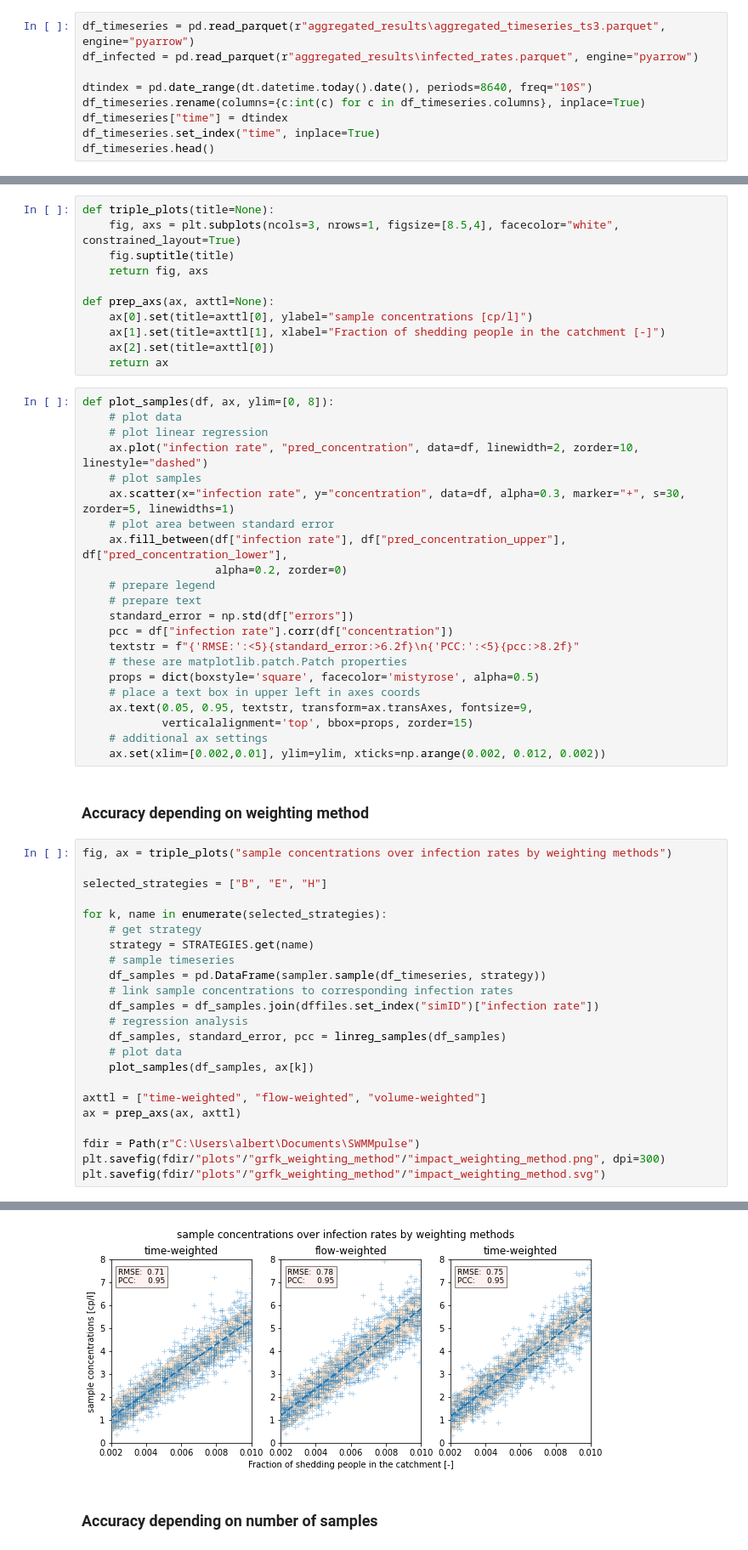
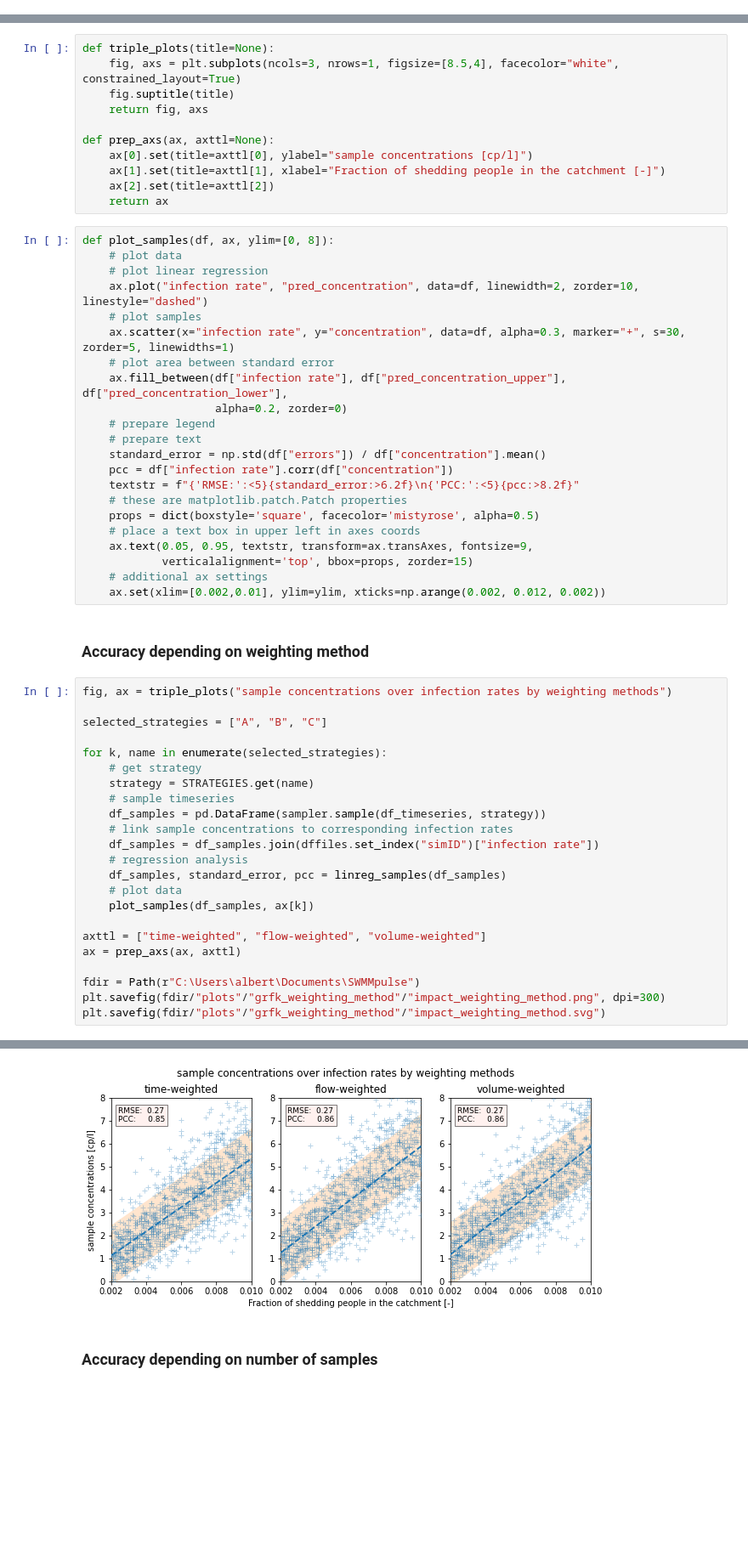
Before and after one commit to alBartig/SWMMpulse, a Jupyter notebook: eval_strategy_accuracy.ipynb, the cells around one changed output, grey strips where cells are left out. Shown: that part at 85% size. Drawn from its saved outputs; the diff is of its cells as text; blank space fills up the shorter version.

```diff
--- a/eval_strategy_accuracy.ipynb
+++ b/eval_strategy_accuracy.ipynb
@@ -160,9 +125,0 @@ dtype: float64
-# %%
-df_timeseries = pd.read_parquet(r"aggregated_results\aggregated_timeseries_ts3.parquet", engine="pyarrow")
-df_infected = pd.read_parquet(r"aggregated_results\infected_rates.parquet", engine="pyarrow")
-
-dtindex = pd.date_range(dt.datetime.today().date(), periods=8640, freq="10S")
-df_timeseries.rename(columns={c:int(c) for c in df_timeseries.columns}, inplace=True)
-df_timeseries["time"] = dtindex
-df_timeseries.set_index("time", inplace=True)
-df_timeseries.head()
@@ -200,7 +155,7 @@ def triple_plots(title=None):
 def prep_axs(ax, axttl=None):
     ax[0].set(title=axttl[0], ylabel="sample concentrations [cp/l]")
     ax[1].set(title=axttl[1], xlabel="Fraction of shedding people in the catchment [-]")
-    ax[2].set(title=axttl[0])
+    ax[2].set(title=axttl[2])
     return ax
 # %%
 def plot_samples(df, ax, ylim=[0, 8]):
@@ -214,7 +169,7 @@ def plot_samples(df, ax, ylim=[0, 8]):
                     alpha=0.2, zorder=0)
     # prepare legend
     # prepare text
-    standard_error = np.std(df["errors"])
+    standard_error = np.std(df["errors"]) / df["concentration"].mean()
     pcc = df["infection rate"].corr(df["concentration"])
     textstr = f"{'RMSE:':<5}{standard_error:>6.2f}\n{'PCC:':<5}{pcc:>8.2f}"
     # these are matplotlib.patch.Patch properties
@@ -229,7 +184,7 @@ def plot_samples(df, ax, ylim=[0, 8]):
 # %%
 fig, ax = triple_plots("sample concentrations over infection rates by weighting methods")
 
-selected_strategies = ["B", "E", "H"]
+selected_strategies = ["A", "B", "C"]
 
 for k, name in enumerate(selected_strategies):
     # get strategy
@@ -253,4 +211,4 @@ plt.savefig(fdir/"plots"/"grfk_weighting_method"/"impact_weighting_method.svg")
-[figure, old version]
+[figure, new version]
 # %% [markdown]
 ### Accuracy depending on number of samples
 # %%
```
Also changed, not shown: parts of 14 cells of this notebook, 2 other files.
